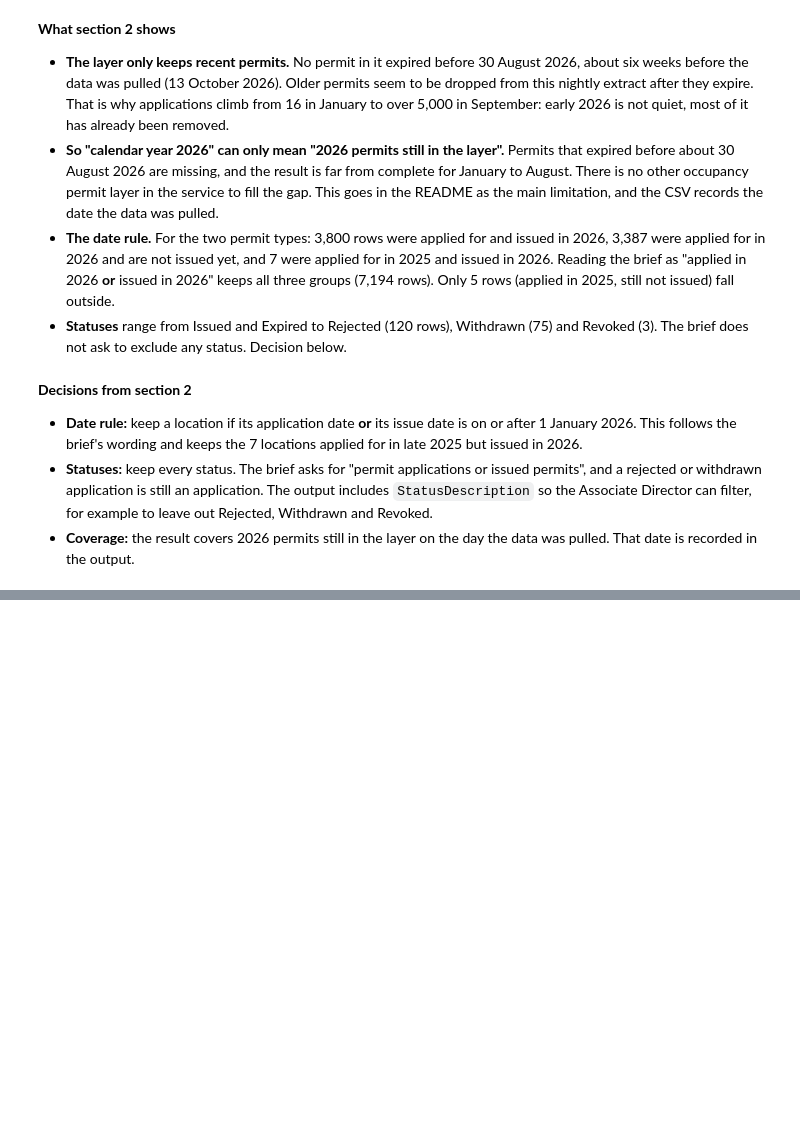
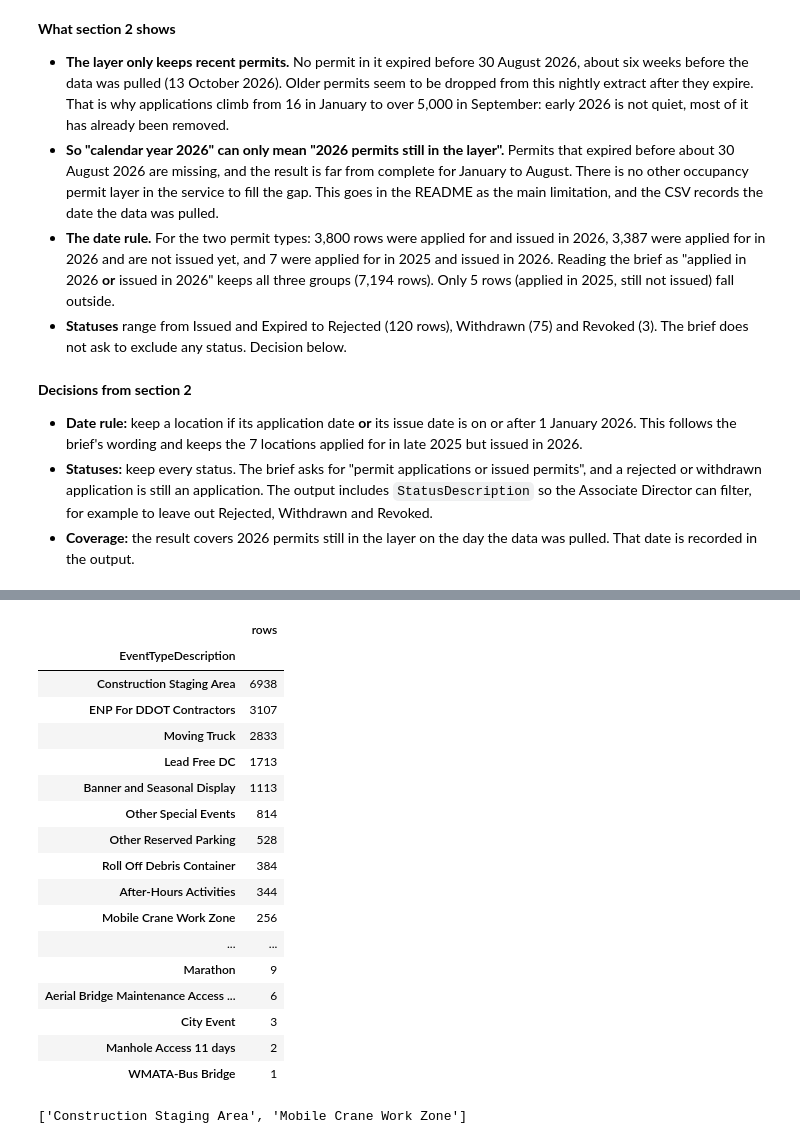
Before and after one commit to taj771/cs12-ddot-assessment, a Jupyter notebook: python_test/enrichment/step1_explore_layer24.ipynb, the cells around one changed output, grey strips where cells are left out. Cells and saved outputs as stored; diff of their text form; code cells hidden in the pictures; blank space fills up the shorter version.

Commit message:
Check permit type names

```diff
--- a/python_test/enrichment/step1_explore_layer24.ipynb
+++ b/python_test/enrichment/step1_explore_layer24.ipynb
@@ -231,0 +236,28 @@ Earliest expiration date in the layer: 2026-08-30 04:00:00-04:00
+# %%
+in_2026 = applied_2026 | issued_2026
+permits.loc[in_2026, "EventTypeDescription"].value_counts().to_frame("rows")
+# %% [output]
+|  | rows |
+| EventTypeDescription |  |
+| Construction Staging Area | 6938 |
+| ENP For DDOT Contractors | 3107 |
+| Moving Truck | 2833 |
+| Lead Free DC | 1713 |
+| Banner and Seasonal Display | 1113 |
+| Other Special Events | 814 |
+| Other Reserved Parking | 528 |
+| Roll Off Debris Container | 384 |
+| After-Hours Activities | 344 |
+| Mobile Crane Work Zone | 256 |
+| ... | ... |
+| Marathon | 9 |
+| Aerial Bridge Maintenance Access ... | 6 |
+| City Event | 3 |
+| Manhole Access 11 days | 2 |
+| WMATA-Bus Bridge | 1 |
+# %%
+# Any type that mentions staging or crane, in any spelling?
+types = permits["EventTypeDescription"].dropna().unique()
+[t for t in types if "staging" in t.lower() or "crane" in t.lower()]
+# %% [output]
+['Construction Staging Area', 'Mobile Crane Work Zone']
```
Also changed, not shown: parts of 4 cells of this notebook, 1 other file.
